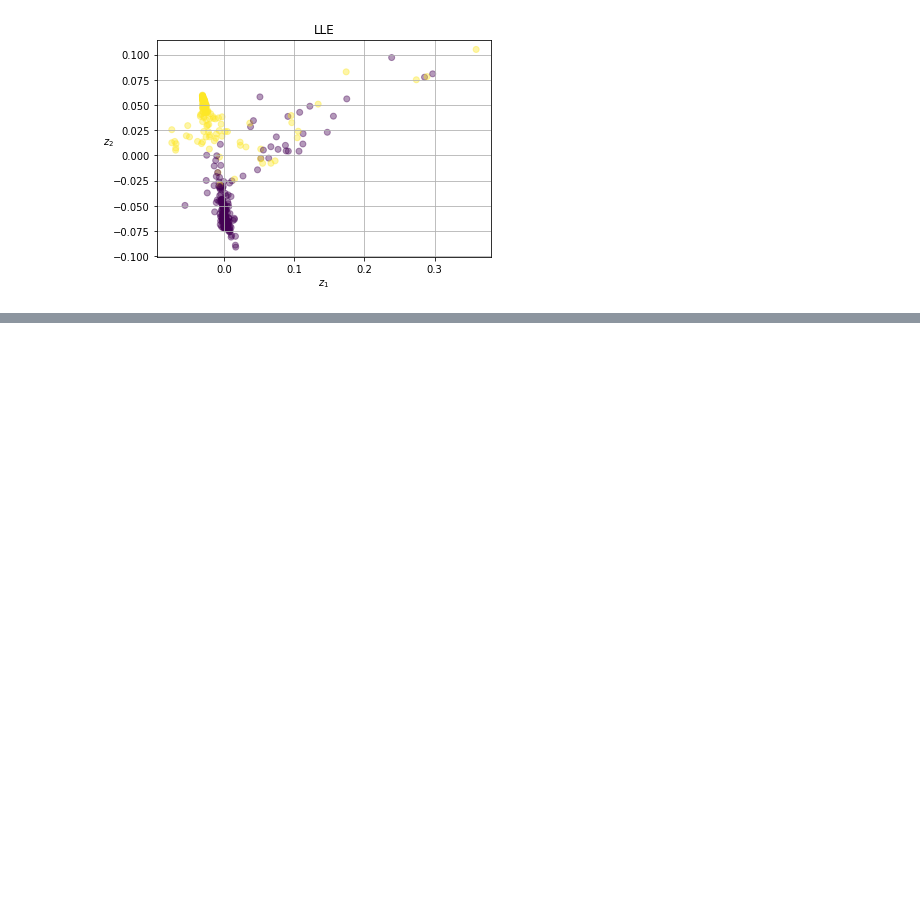
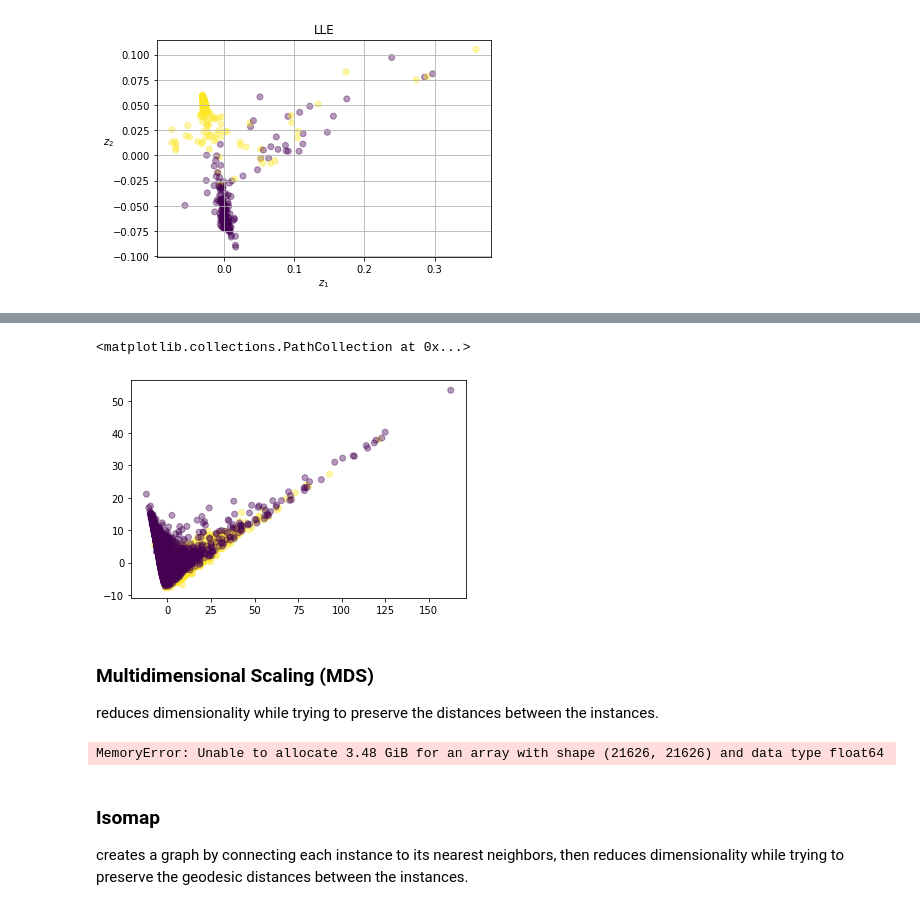
Before and after one commit to andreafabbricatore/ailab, a Jupyter notebook: data_vis/dim_reduction_for_visualization.ipynb, the cells around one changed output, grey strips where cells are left out. Drawn from its saved outputs; the diff is of its cells as text; code cells hidden in the pictures; blank space fills up the shorter version.

```diff
--- a/data_vis/dim_reduction_for_visualization.ipynb
+++ b/data_vis/dim_reduction_for_visualization.ipynb
@@ -359,0 +357,18 @@ plt.show()
+# %%
+def name_to_label(name):
+    if "orm" in name: return 1
+    elif "ypo" in name: return 0
+    else: raise Exception
+
+def add_label_T(df):
+    df = df.T
+    df["label"] = (df.index).map(name_to_label)
+    return df
+hcc_drops_df = pd.read_csv("../data/DropSeq/HCC1806_Filtered_Normalised_3000_Data_train.txt", sep= " ")
+mcf_drops_df = pd.read_csv("../data/DropSeq/MCF7_Filtered_Normalised_3000_Data_train.txt", sep=" ")
+
+hcc_drops_df = add_label_T(hcc_drops_df)
+mcf_drops_df = add_label_T(mcf_drops_df)
+
+X1D = hcc_drops_df.loc[:,hcc_drops_df.columns!='label']
+X2D = mcf_drops_df.loc[:,mcf_drops_df.columns!='label']
@@ -359,0 +377,7 @@ plt.show()
+# %%
+pca = PCA(n_components=2)
+pca.fit(X2D)
+
+print(sum(pca.explained_variance_ratio_))
+red_X2D = pd.DataFrame(pca.transform(X2D))
+red_X2D
@@ -359,0 +399,20 @@ plt.show()
+# %%
+y = mcf_drops_df["label"]
+plt.scatter(red_X2D[0], red_X2D[1], alpha=0.4, c=y)
+# %% [output]
+<matplotlib.collections.PathCollection at 0x...>
+[figure, added]
+# %% [markdown]
+### Multidimensional Scaling (MDS)
+reduces dimensionality while trying to preserve
+the distances between the instances.
+# %%
+mds = MDS(n_components=2, random_state=42)
+X_reduced_mds = mds.fit_transform(X2D)
+# %% [output]
+MemoryError: Unable to allocate 3.48 GiB for an array with shape (21626, 21626) and data type float64
+# %% [markdown]
+### Isomap
+creates a graph by connecting each instance to its nearest neighbors, then
+reduces dimensionality while trying to preserve the geodesic distances between
+the instances.
```
Also changed, not shown: parts of 11 cells of this notebook, 1 other file.
